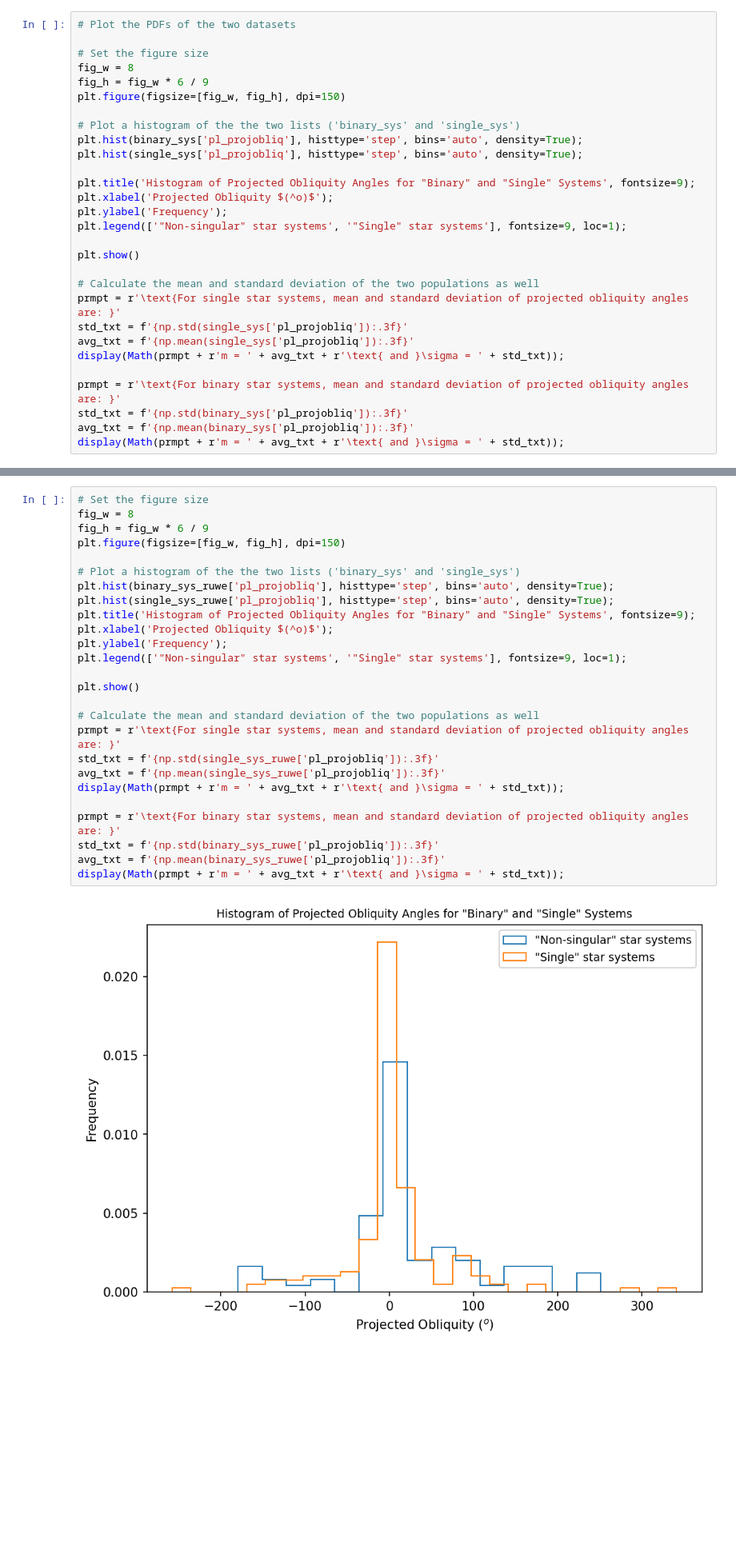
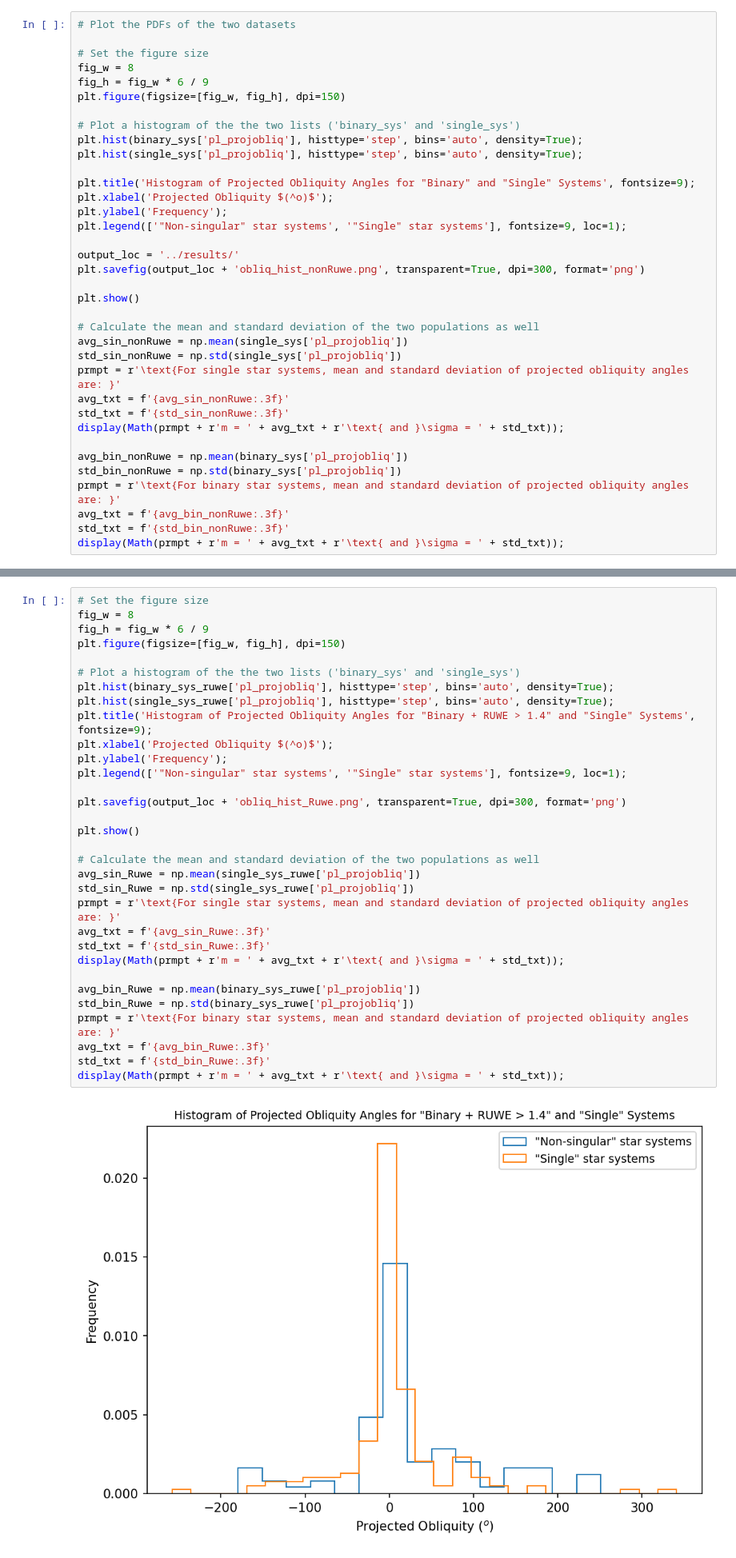
Before and after one commit to baryan/ASTR154-ProjectedObliquity, a Jupyter notebook: src/hypothesis_testing.ipynb, the cells around one changed output, grey strips where cells are left out. Shown at 80% size. Drawn from its saved outputs; the diff is of its cells as text; blank space fills up the shorter version.

```diff
--- a/src/hypothesis_testing.ipynb
+++ b/src/hypothesis_testing.ipynb
@@ -129,17 +129,24 @@ plt.xlabel('Projected Obliquity $(^o)$');
 plt.ylabel('Frequency');
 plt.legend(['"Non-singular" star systems', '"Single" star systems'], fontsize=9, loc=1);
 
+output_loc = '../results/'
+plt.savefig(output_loc + 'obliq_hist_nonRuwe.png', transparent=True, dpi=300, format='png')
+
 plt.show()
 
 # Calculate the mean and standard deviation of the two populations as well
+avg_sin_nonRuwe = np.mean(single_sys['pl_projobliq'])
+std_sin_nonRuwe = np.std(single_sys['pl_projobliq'])
 prmpt = r'\text{For single star systems, mean and standard deviation of projected obliquity angles are: }'
-std_txt = f'{np.std(single_sys['pl_projobliq']):.3f}'
-avg_txt = f'{np.mean(single_sys['pl_projobliq']):.3f}'
+avg_txt = f'{avg_sin_nonRuwe:.3f}'
+std_txt = f'{std_sin_nonRuwe:.3f}'
 display(Math(prmpt + r'm = ' + avg_txt + r'\text{ and }\sigma = ' + std_txt));
 
+avg_bin_nonRuwe = np.mean(binary_sys['pl_projobliq'])
+std_bin_nonRuwe = np.std(binary_sys['pl_projobliq'])
 prmpt = r'\text{For binary star systems, mean and standard deviation of projected obliquity angles are: }'
-std_txt = f'{np.std(binary_sys['pl_projobliq']):.3f}'
-avg_txt = f'{np.mean(binary_sys['pl_projobliq']):.3f}'
+avg_txt = f'{avg_bin_nonRuwe:.3f}'
+std_txt = f'{std_bin_nonRuwe:.3f}'
 display(Math(prmpt + r'm = ' + avg_txt + r'\text{ and }\sigma = ' + std_txt));
 # %% [output]
 [figure]
@@ -315,31 +324,37 @@ In this section, the pdf and cdf of the two new sets are plotted again for a com
 # %%
 # Set the figure size
 fig_w = 8
 fig_h = fig_w * 6 / 9
 plt.figure(figsize=[fig_w, fig_h], dpi=150)
 
 # Plot a histogram of the the two lists ('binary_sys' and 'single_sys')
 plt.hist(binary_sys_ruwe['pl_projobliq'], histtype='step', bins='auto', density=True);
 plt.hist(single_sys_ruwe['pl_projobliq'], histtype='step', bins='auto', density=True);
-plt.title('Histogram of Projected Obliquity Angles for "Binary" and "Single" Systems', fontsize=9);
+plt.title('Histogram of Projected Obliquity Angles for "Binary + RUWE > 1.4" and "Single" Systems', fontsize=9);
 plt.xlabel('Projected Obliquity $(^o)$');
 plt.ylabel('Frequency');
 plt.legend(['"Non-singular" star systems', '"Single" star systems'], fontsize=9, loc=1);
 
+plt.savefig(output_loc + 'obliq_hist_Ruwe.png', transparent=True, dpi=300, format='png')
+
 plt.show()
 
 # Calculate the mean and standard deviation of the two populations as well
+avg_sin_Ruwe = np.mean(single_sys_ruwe['pl_projobliq'])
+std_sin_Ruwe = np.std(single_sys_ruwe['pl_projobliq'])
 prmpt = r'\text{For single star systems, mean and standard deviation of projected obliquity angles are: }'
-std_txt = f'{np.std(single_sys_ruwe['pl_projobliq']):.3f}'
-avg_txt = f'{np.mean(single_sys_ruwe['pl_projobliq']):.3f}'
+avg_txt = f'{avg_sin_Ruwe:.3f}'
+std_txt = f'{std_sin_Ruwe:.3f}'
 display(Math(prmpt + r'm = ' + avg_txt + r'\text{ and }\sigma = ' + std_txt));
 
+avg_bin_Ruwe = np.mean(binary_sys_ruwe['pl_projobliq'])
+std_bin_Ruwe = np.std(binary_sys_ruwe['pl_projobliq'])
 prmpt = r'\text{For binary star systems, mean and standard deviation of projected obliquity angles are: }'
-std_txt = f'{np.std(binary_sys_ruwe['pl_projobliq']):.3f}'
-avg_txt = f'{np.mean(binary_sys_ruwe['pl_projobliq']):.3f}'
+avg_txt = f'{avg_bin_Ruwe:.3f}'
+std_txt = f'{std_bin_Ruwe:.3f}'
 display(Math(prmpt + r'm = ' + avg_txt + r'\text{ and }\sigma = ' + std_txt));
 # %% [output]
-[figure, old version]
+[figure, new version]
 $\displaystyle \text{For single star systems, mean and standard deviation of projected obliquity angles are: }m = 4.701\text{ and }\sigma = 63.337$
 $\displaystyle \text{For binary star systems, mean and standard deviation of projected obliquity angles are: }m = 23.240\text{ and }\sigma = 85.615$
 # %%
```
Also changed, not shown: parts of 17 cells of this notebook, 1 other file.
